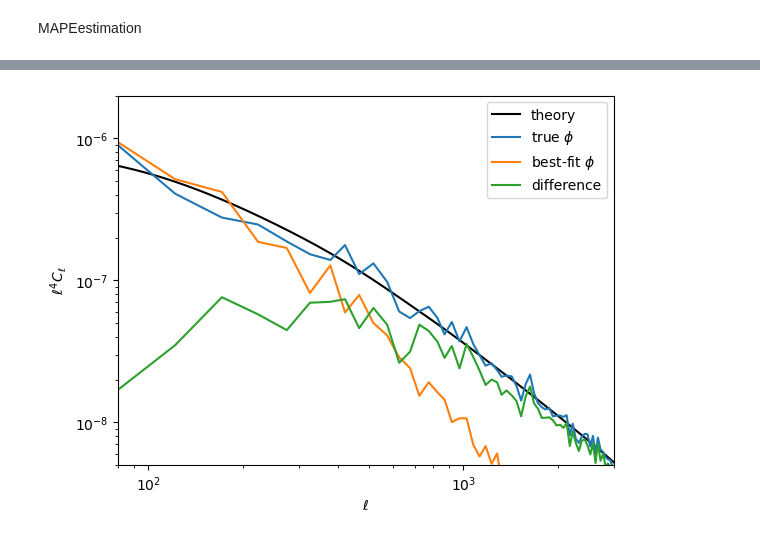
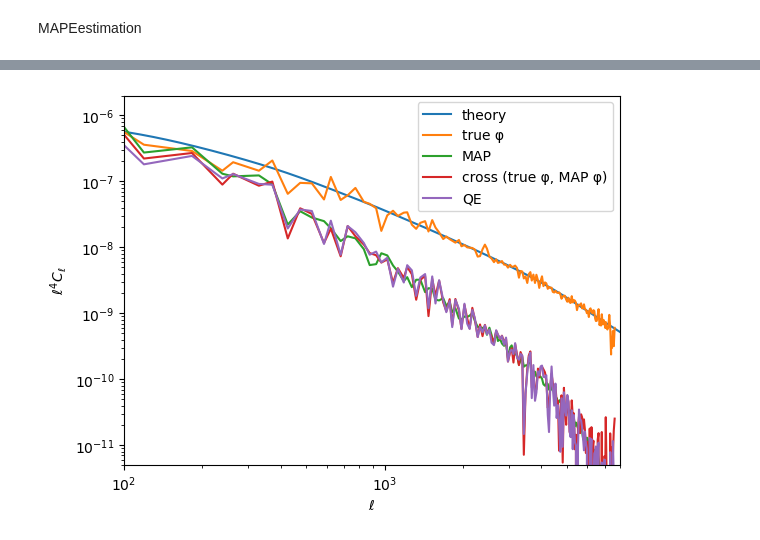
Before and after one commit to mdh959/CMB_Project, a Jupyter notebook: CMBLensing.ipynb, the cells around one changed output, grey strips where cells are left out. Drawn from its saved outputs; the diff is of its cells as text; code cells hidden in the pictures.

```diff
--- a/CMBLensing.ipynb
+++ b/CMBLensing.ipynb
@@ -76,14 +89,16 @@ PythonPlot.show()
-# %%
-loglog(ℓ⁴ * Cℓ.total.ϕϕ, "k")
-loglog(get_ℓ⁴Cℓ(ϕ))
-loglog(get_ℓ⁴Cℓ(ϕJ))
-loglog(get_ℓ⁴Cℓ(ϕJ-ϕ))
-xlim(80,3000)
-ylim(5e-9,2e-6)
-legend(["theory",raw"true $\phi$", raw"best-fit $\phi$", "difference"])
-xlabel(raw"$\ell$")
-ylabel(raw"$\ell^4 C_\ell$");
-PythonPlot.show()
-# %% [output]
-[figure, removed]
+# %%
+# --- φ power spectra: theory vs MAP vs QE ---
+
+
+loglog(ℓ⁴ * Cℓ.total.ϕϕ,   label="theory")
+loglog(get_ℓ⁴Cℓ(ϕ),         label="true φ")
+loglog(get_ℓ⁴Cℓ(ϕJ),       label="MAP")
+loglog(get_ℓ⁴Cℓ(ϕ, ϕJ),    label="cross (true φ, MAP φ)")
+loglog(get_ℓ⁴Cℓ(ϕ, quadratic_estimate(ds).ϕqe), label="QE") # QE reconstruction quality
+xlim(100, 8000); ylim(5e-12, 2e-6); legend()
+xlabel(raw"$\ell$")
+ylabel(raw"$\ell^4 C_\ell$");
+PythonPlot.show()
+# %% [output]
+[figure, added]
 # %%
```
Also changed, not shown: parts of 18 cells of this notebook, 2 other files.
